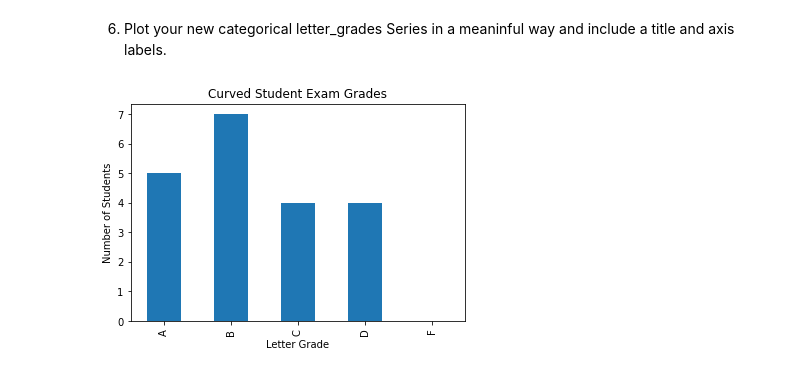
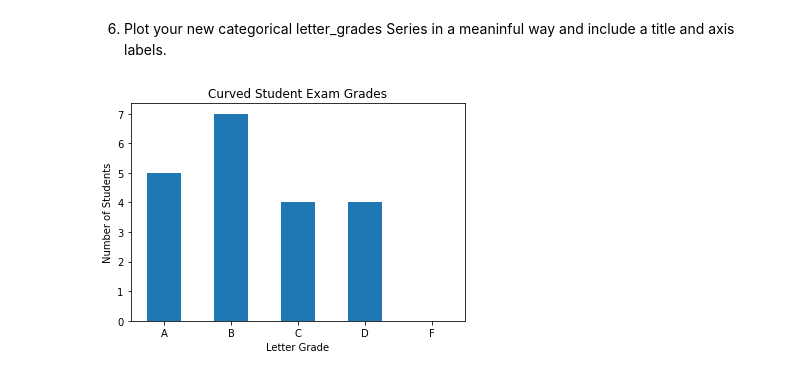
Before and after one commit to sophia-stewart/numpy-pandas-visualization-exercises, a Jupyter notebook: pandas_series.ipynb, the cells around one changed output. Saved outputs shown, nothing was run; the diff lists cells and outputs as text; code cells hidden in the pictures.

```diff
--- a/pandas_series.ipynb
+++ b/pandas_series.ipynb
@@ -610,6 +621,7 @@ Categories (5, object): ['F' < 'D' < 'C' < 'B' < 'A']
 # %%
 letter_grades.value_counts().sort_index(ascending = False).plot.bar(xlabel = 'Letter Grade',
                                       ylabel = 'Number of Students',
-                                      title = 'Curved Student Exam Grades');
+                                      title = 'Curved Student Exam Grades')
+plt.xticks(rotation = 0);
 # %% [output]
-[figure, old version]
+[figure, new version]
```
Also changed, not shown: parts of 5 cells of this notebook.
